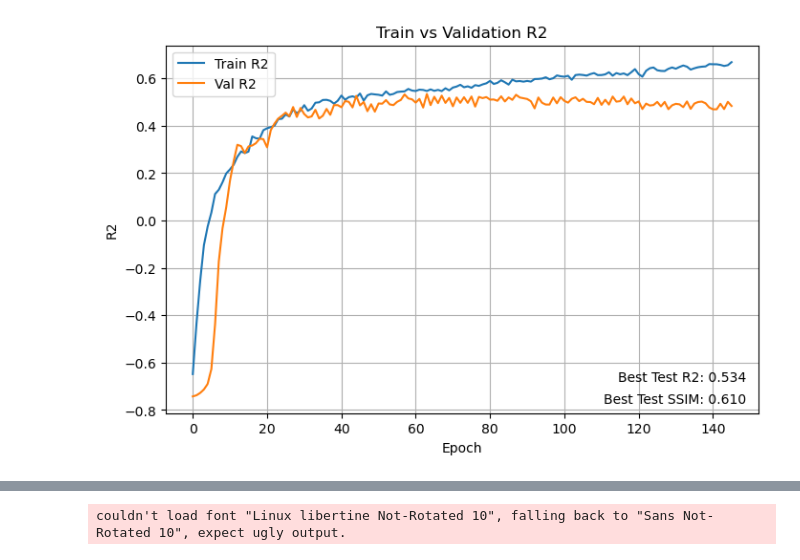
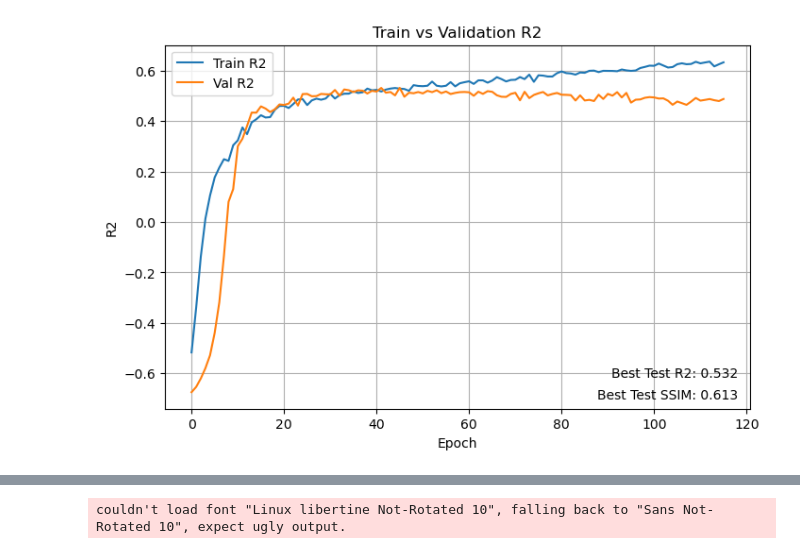
Before and after one commit to rubarriuso/TFM, a Jupyter notebook: modelado/DL_regression.ipynb, the cells around one changed output, grey strips where cells are left out. Saved outputs shown, nothing was run; the diff lists cells and outputs as text; code cells hidden in the pictures.

```diff
--- a/modelado/DL_regression.ipynb
+++ b/modelado/DL_regression.ipynb
@@ -739,17 +738,17 @@ device = torch.device("cuda" if torch.cuda.is_available() else "cpu")
 out_hw = y_train.shape[1:]
 
 model = UNet3D_2(in_channels=in_channels, out_hw=out_hw,
-            #    base_ch=8
+               base_ch=12
                ).to(device)
-criterion = GeospatialLoss(ssim_weight=0.8).to(device)
+criterion = GeospatialLoss(ssim_weight=1.0).to(device)
 optimizer = torch.optim.AdamW(model.parameters(), lr=8e-4)
 
 best_test_r2 = -float("inf")
 best_test_ssim = -float("inf")
 best_model_path = "./modelos/modelo.pth"
 
-patience = 30
-epochs = 300
+patience = 40
+epochs = 400
 counter = 0
 
 train_r2_history = []
@@ -958,5 +957,5 @@ Epoch 146/300 | Loss: 0.7319 | Train R2: 0.669 | R2: 0.484 | Best R2: 0.534 | SS
 Early stopping
-[figure, old version]
+[figure, new version]
 # %%
 model.load_state_dict(torch.load(best_model_path, map_location=device))
 model.to(device)
```
Also changed, not shown: parts of 7 cells of this notebook, 11 other files.
